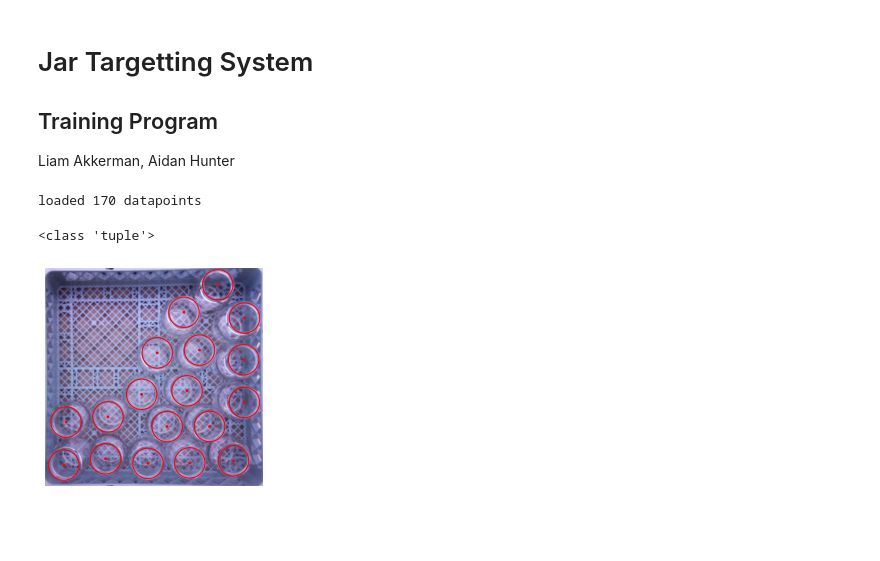
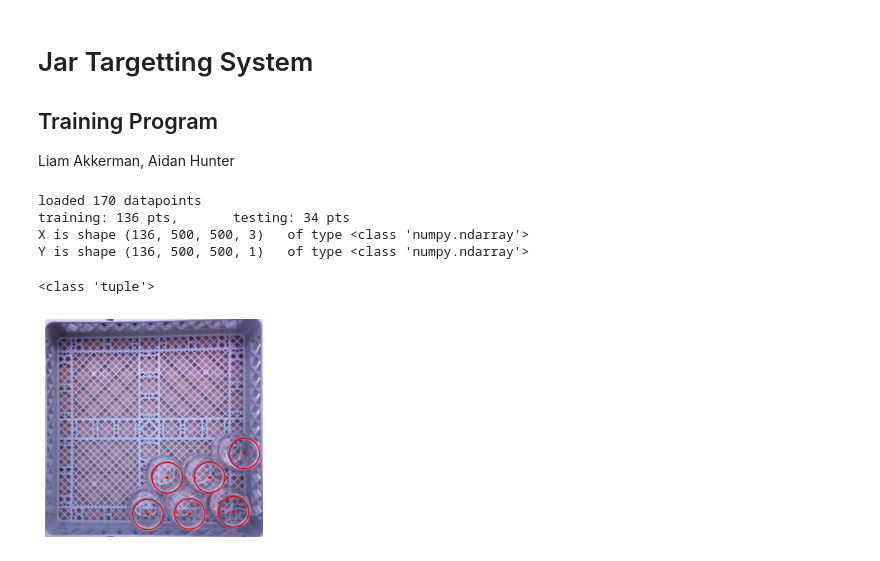
Before and after one commit to LiamAkkerman/Jar-Vision-System, a Jupyter notebook: desktop/main.ipynb, the cells around one changed output. Cells and saved outputs as stored; diff of their text form; code cells hidden in the pictures; blank space fills up the shorter version.

Commit message:
implement label data as image
change the y label data to be an image containing dots where the centres are. It is accepted by Keras but the results are untested.

```diff
--- a/desktop/main.ipynb
+++ b/desktop/main.ipynb
@@ -25,46 +25,61 @@ archive_list = glob('../dataset/*.pkl.bz2')
 for archive in archive_list:
     with bz2.BZ2File(archive, mode='r') as f:
         dataset.extend(pickle.load(f))
-
-# there may be a better way to do this but it works for now
-#   it makes a list of tuples (x, y) of those that aren't testing
-#   then unpacks it, zips it, writes it to a list
-x_data, y_data = list(zip(*[(a['image'], a['label']) for a in dataset if not a['testing']]))
-
-print('loaded', len(xy_data), 'datapoints')
-
-x_train, x_test, y_train, y_test = train_test_split(x_data, y_data, test_size=0.2, shuffle=True)
-
-# clear the memeroy beacuse this is big
-dataset = None
-x_data = None
-y_data = None
-# %% [output]
-loaded 170 datapoints
+# %%
+# Split the data
+
+x_data = np.asarray([a['image']/255.0 for a in dataset if not a['testing']], dtype='float')
+
+y_data_raw = [a['label'] for a in dataset if not a['testing']]
+y_data_coord = np.asarray(y_data_raw, dtype='object')
+
+y_data_image = np.zeros((*x_data.shape[:3], 1), dtype='float')
+for i, pt_list in enumerate(y_data_raw): # TODO rewrite with better looping
+    for pt in pt_list:
+        y_data_image[i, int(np.floor(pt[0])), int(np.floor(pt[1])), :] = 0.99 #TODO keras says this must be below 1 for some reason
+
+print('loaded', len(x_data), 'datapoints')
+
+x_train, x_test, y_train, y_test = train_test_split(x_data, y_data_image, test_size=0.2, shuffle=True)
+
+print('training:', len(x_train), 'pts,\t testing:', len(x_test), 'pts')
+print('X is shape', x_train.shape, '\tof type', type(x_train))
+print('Y is shape', y_train.shape, '\tof type', type(y_train))
+
+
+# clear the memeroy beacuse this is big
+# dataset = None
+# x_data = None
+# y_data = None
+# %% [output]
+loaded 170 datapoints
+training: 136 pts,       testing: 34 pts
+X is shape (136, 500, 500, 3)   of type <class 'numpy.ndarray'>
+Y is shape (136, 500, 500, 1)   of type <class 'numpy.ndarray'>
 # %%
 # visualize samples
 from random import choice
 import matplotlib.patches as patches
 
-rand_image = choice(list(zip(x_train, y_train)))
+rand_image = choice(list(zip(x_data, y_data_coord)))
 print(type(rand_image))
 while len(rand_image[1]) < 5:    # make sure the chosen one is interesting
     rand_image = choice(list(zip(x_train, y_train)))
 
 fig, ax = plt.subplots()
-plt.imshow(rand_image[0])
+plt.imshow(rand_image[0]) # TODO this broke
 plt.xlim([0, 500])
 plt.ylim([0, 500])
 plt.axis('off')
 
 for point in rand_image[1]:
     outline_marker = patches.Circle(point, radius=35, linewidth=1, edgecolor='r', facecolor='none')
     ax.add_patch(outline_marker)
     centre_marker = patches.Circle(point, radius=2, color='r')
     ax.add_patch(centre_marker)
 # %% [output]
 <class 'tuple'>
-[figure, old version]
+[figure, new version]
 # %%
 # define the model layers
 # TODO currently this is just the 4th CNN from assigment 3
```
Also changed, not shown: parts of 3 cells of this notebook.
